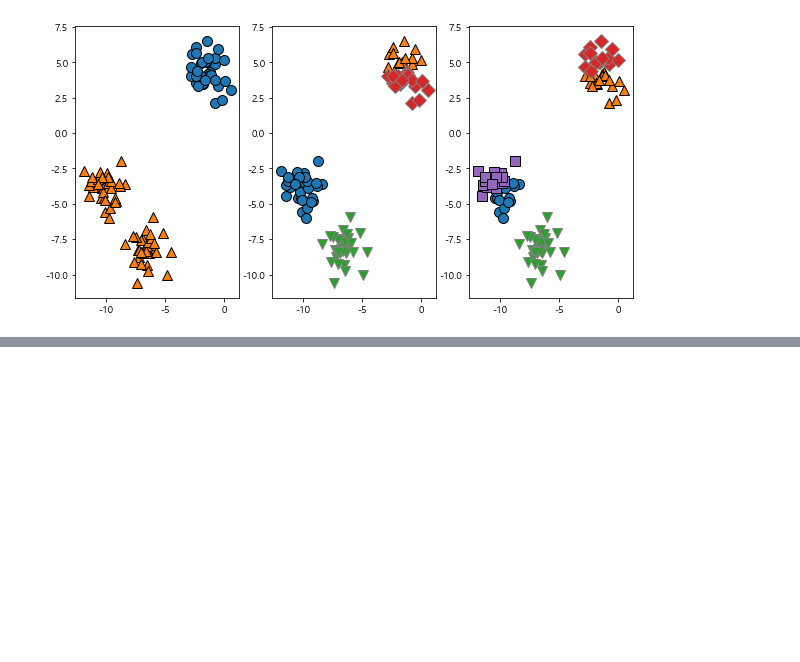
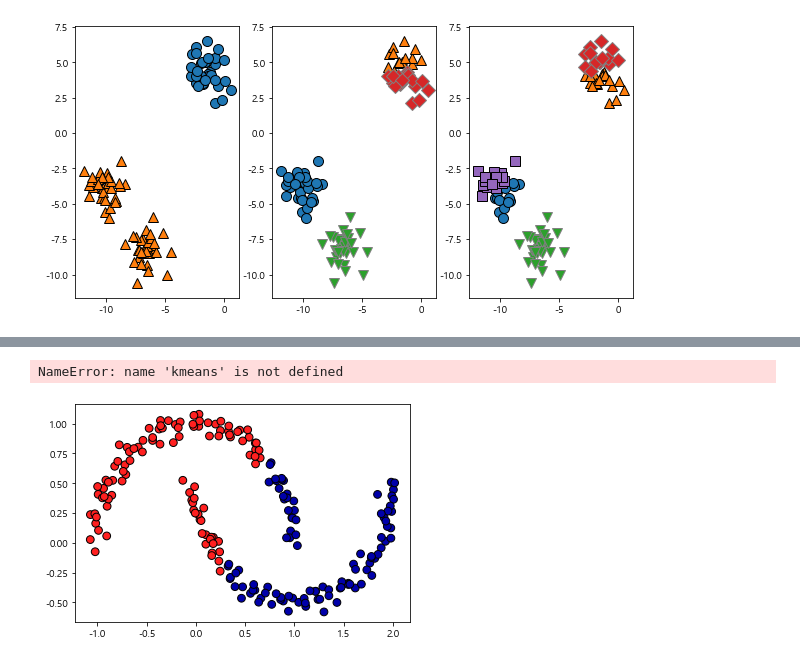
Before and after one commit to tedha012/machine-learning, a Jupyter notebook: day8.ipynb, the cells around one changed output, grey strips where cells are left out. Cells and saved outputs as stored; diff of their text form; code cells hidden in the pictures; blank space fills up the shorter version.

```diff
--- a/day8.ipynb
+++ b/day8.ipynb
@@ -628,0 +669,19 @@ mglearn.discrete_scatter(x[:,0],x[:,1], assignment5, ax=axes[2])
+# %%
+x,y = make_moons(n_samples=200, noise=0.05, random_state=0)
+
+# 클러스터 2개를 가지는 kmeans
+km = KMeans(n_clusters=2)
+km.fit(x)
+
+# 학습, 예측(y_pred)
+y_pred = km.predict(x)
+# %%
+plt.scatter(x[:,0],x[:,1], c=y_pred, cmap=mglearn.cm2, s=60, edgecolors='k')
+plt.scatter(kmeans.cluster_centers_[:,0], kmeans.cluster_centers_[:,1],
+            marker='^', c=range(kmeans.n_clusters),linewidths=2, cmap='Paired', edgecolors='k')
+
+plt.xlabel('특성0')
+plt.ylabel('특성1')
+# %% [output]
+NameError: name 'kmeans' is not defined
+[figure, added]
```
Also changed, not shown: parts of 9 cells of this notebook, 8 other files.
